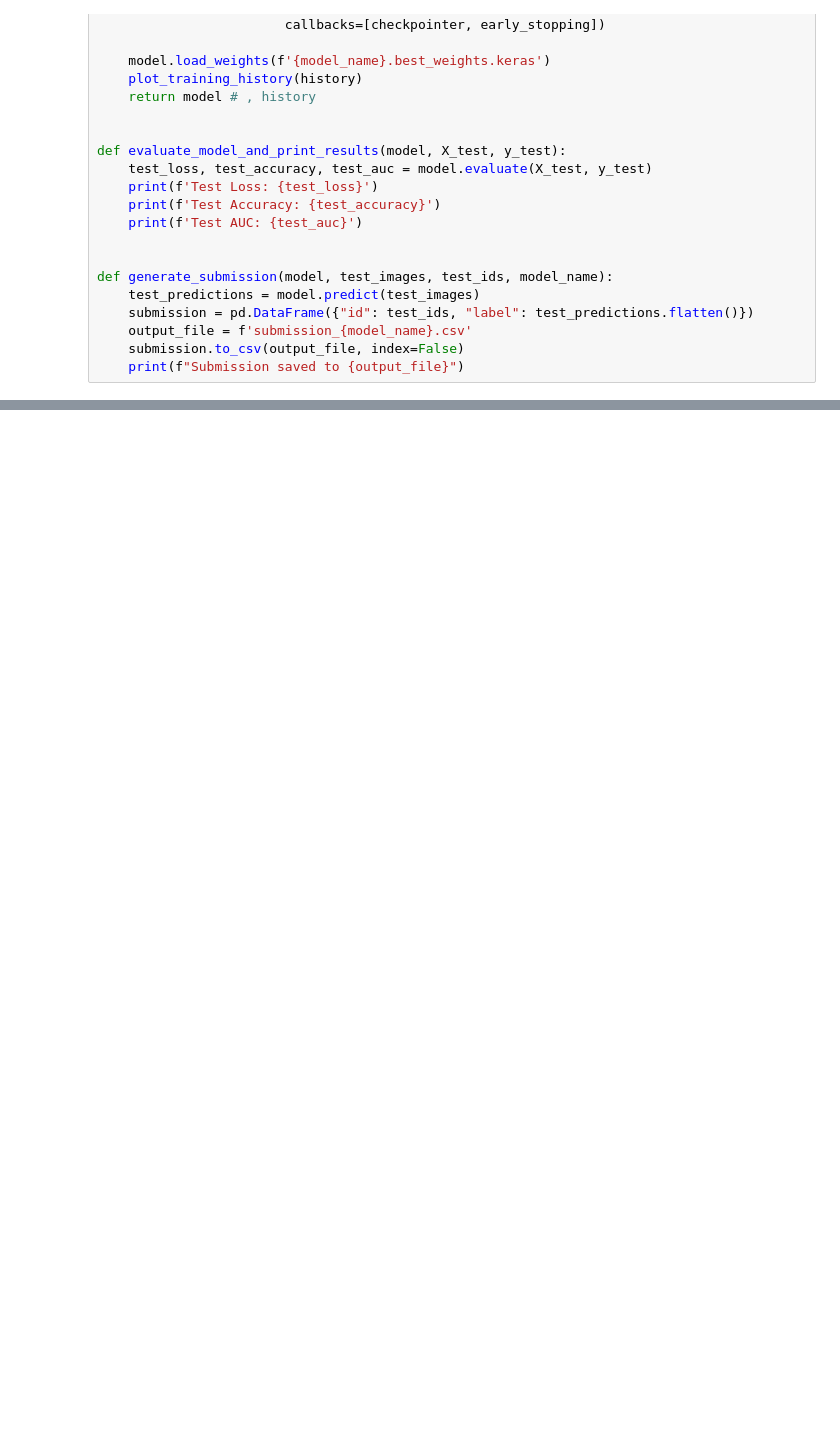
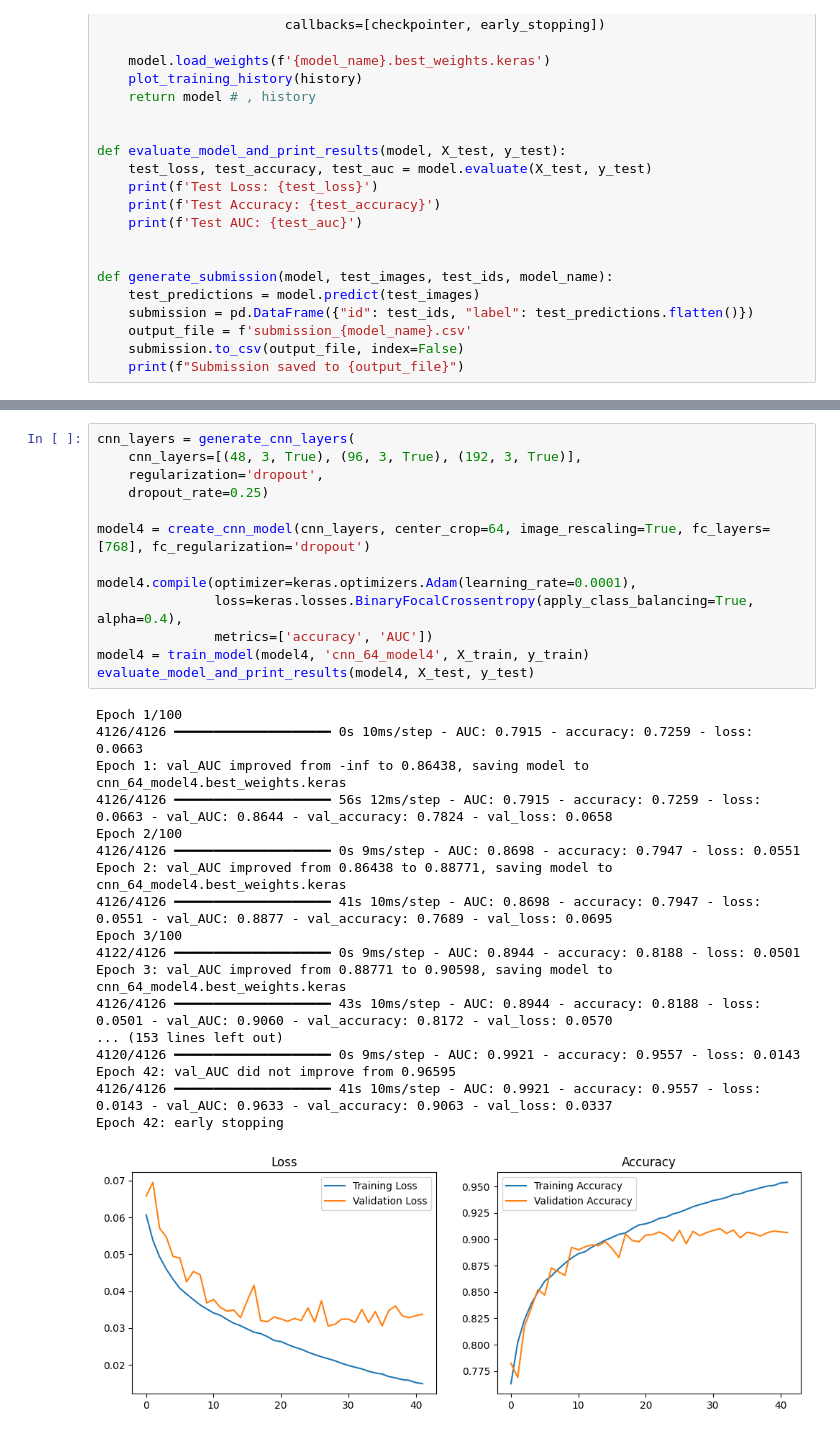
Before and after one commit to bharath1097/cnn-cancer-detection, a Jupyter notebook: cnn_cancer_detection_notebook_6.ipynb, the cells around one changed output, grey strips where cells are left out. Drawn from its saved outputs; the diff is of its cells as text; blank space fills up the shorter version.

```diff
--- a/cnn_cancer_detection_notebook_6.ipynb
+++ b/cnn_cancer_detection_notebook_6.ipynb
@@ -95,0 +362,32 @@ def generate_submission(model, test_images, test_ids, model_name):
+# %%
+cnn_layers = generate_cnn_layers(
+    cnn_layers=[(48, 3, True), (96, 3, True), (192, 3, True)],
+    regularization='dropout',
+    dropout_rate=0.25)
+
+model4 = create_cnn_model(cnn_layers, center_crop=64, image_rescaling=True, fc_layers=[768], fc_regularization='dropout')
+
+model4.compile(optimizer=keras.optimizers.Adam(learning_rate=0.0001),
+               loss=keras.losses.BinaryFocalCrossentropy(apply_class_balancing=True, alpha=0.4),
+               metrics=['accuracy', 'AUC'])
+model4 = train_model(model4, 'cnn_64_model4', X_train, y_train)
+evaluate_model_and_print_results(model4, X_test, y_test)
+# %% [output]
+Epoch 1/100
+4126/4126 ━━━━━━━━━━━━━━━━━━━━ 0s 10ms/step - AUC: 0.7915 - accuracy: 0.7259 - loss: 0.0663
+Epoch 1: val_AUC improved from -inf to 0.86438, saving model to cnn_64_model4.best_weights.keras
+4126/4126 ━━━━━━━━━━━━━━━━━━━━ 56s 12ms/step - AUC: 0.7915 - accuracy: 0.7259 - loss: 0.0663 - val_AUC: 0.8644 - val_accuracy: 0.7824 - val_loss: 0.0658
+Epoch 2/100
+4126/4126 ━━━━━━━━━━━━━━━━━━━━ 0s 9ms/step - AUC: 0.8698 - accuracy: 0.7947 - loss: 0.0551
+Epoch 2: val_AUC improved from 0.86438 to 0.88771, saving model to cnn_64_model4.best_weights.keras
+4126/4126 ━━━━━━━━━━━━━━━━━━━━ 41s 10ms/step - AUC: 0.8698 - accuracy: 0.7947 - loss: 0.0551 - val_AUC: 0.8877 - val_accuracy: 0.7689 - val_loss: 0.0695
+Epoch 3/100
+4122/4126 ━━━━━━━━━━━━━━━━━━━━ 0s 9ms/step - AUC: 0.8944 - accuracy: 0.8188 - loss: 0.0501
+Epoch 3: val_AUC improved from 0.88771 to 0.90598, saving model to cnn_64_model4.best_weights.keras
+4126/4126 ━━━━━━━━━━━━━━━━━━━━ 43s 10ms/step - AUC: 0.8944 - accuracy: 0.8188 - loss: 0.0501 - val_AUC: 0.9060 - val_accuracy: 0.8172 - val_loss: 0.0570
+... (153 lines left out)
+4120/4126 ━━━━━━━━━━━━━━━━━━━━ 0s 9ms/step - AUC: 0.9921 - accuracy: 0.9557 - loss: 0.0143
+Epoch 42: val_AUC did not improve from 0.96595
+4126/4126 ━━━━━━━━━━━━━━━━━━━━ 41s 10ms/step - AUC: 0.9921 - accuracy: 0.9557 - loss: 0.0143 - val_AUC: 0.9633 - val_accuracy: 0.9063 - val_loss: 0.0337
+Epoch 42: early stopping
+[figure, added]
```
Also changed, not shown: parts of 17 cells of this notebook.
